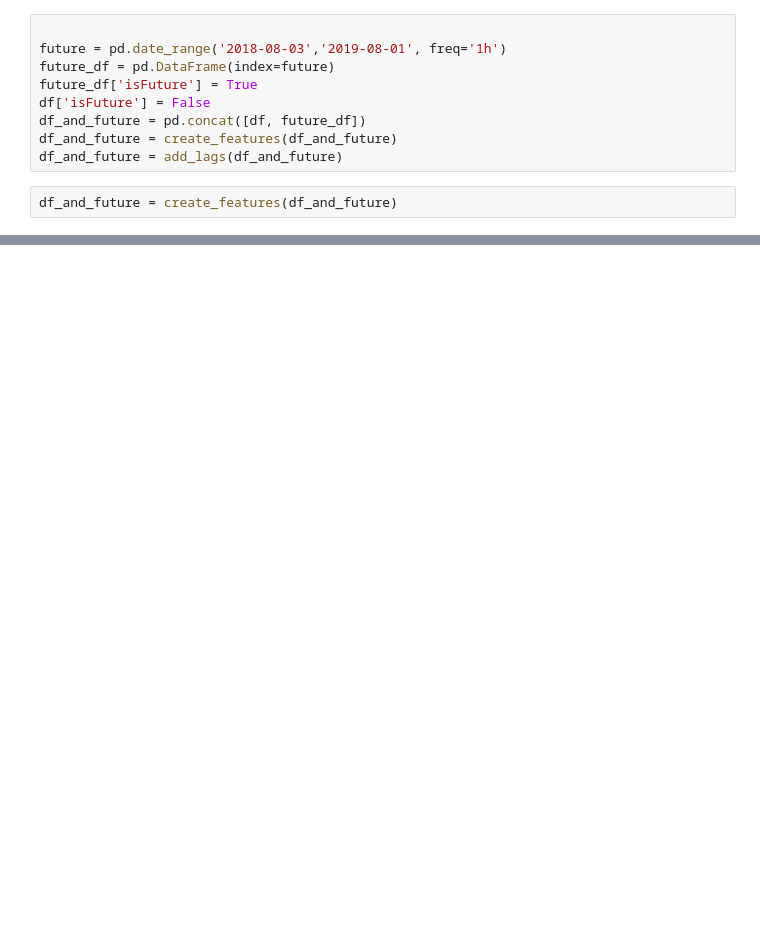
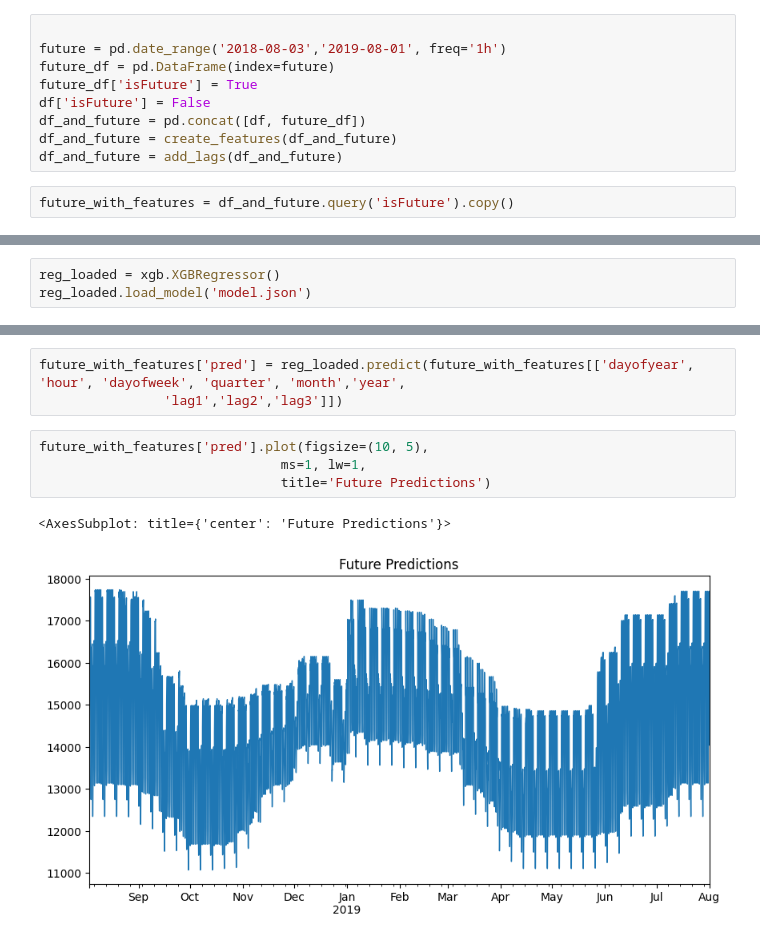
Before and after one commit to imeshGu/SmartLectureRoom, a Jupyter notebook: TimeSeries/ProcessingModel.ipynb, the cells around one changed output, grey strips where cells are left out. Drawn from its saved outputs; the diff is of its cells as text; blank space fills up the shorter version.

```diff
--- a/TimeSeries/ProcessingModel.ipynb
+++ b/TimeSeries/ProcessingModel.ipynb
@@ -649,5 +702,5 @@ df['isFuture'] = False
 df_and_future = pd.concat([df, future_df])
 df_and_future = create_features(df_and_future)
 df_and_future = add_lags(df_and_future)
-# %%
-df_and_future = create_features(df_and_future)
+# %%
+future_with_features = df_and_future.query('isFuture').copy()
@@ -653,0 +723,3 @@ df_and_future = create_features(df_and_future)
+# %%
+reg_loaded = xgb.XGBRegressor()
+reg_loaded.load_model('model.json')
@@ -653,0 +742,10 @@ df_and_future = create_features(df_and_future)
+# %%
+future_with_features['pred'] = reg_loaded.predict(future_with_features[['dayofyear', 'hour', 'dayofweek', 'quarter', 'month','year',
+                'lag1','lag2','lag3']])
+# %%
+future_with_features['pred'].plot(figsize=(10, 5),
+                               ms=1, lw=1,
+                               title='Future Predictions')
+# %% [output]
+<AxesSubplot: title={'center': 'Future Predictions'}>
+[figure, added]
```
Also changed, not shown: parts of 21 cells of this notebook, 4 other files.
